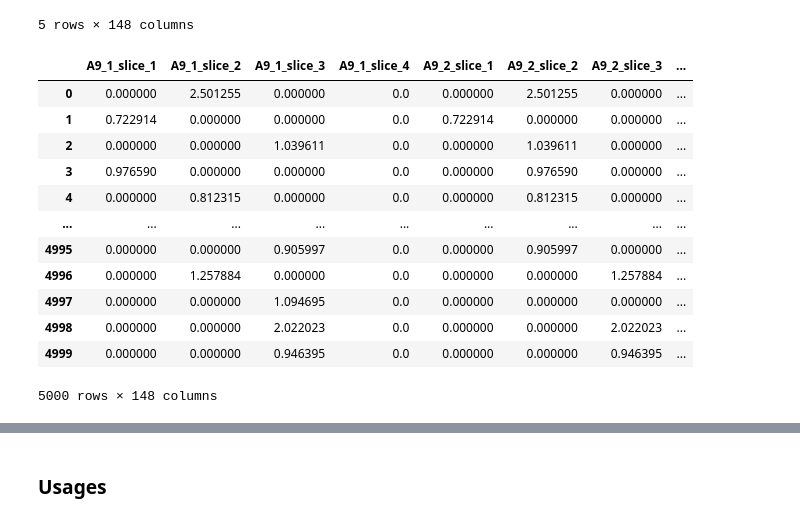
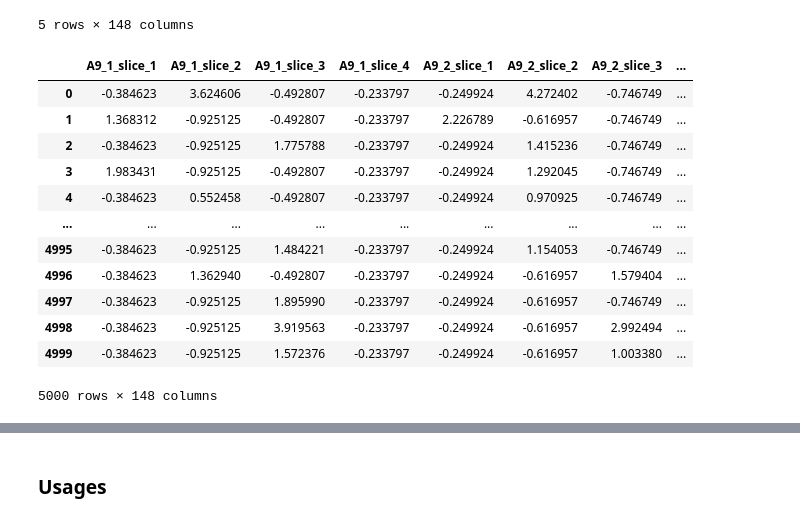
Before and after one commit to QuentinFISCH/qantar, a Jupyter notebook: tp1/exploration.ipynb, the cells around one changed output, grey strips where cells are left out. Cells and saved outputs as stored; diff of their text form; code cells hidden in the pictures.

```diff
--- a/tp1/exploration.ipynb
+++ b/tp1/exploration.ipynb
@@ -52,24 +52,29 @@ data_attitude_enc.head()
 | 3 | 1.0 | 0.0 | 0.0 | 0.0 | 0.0 | 1.0 | 0.0 | ... |
 | 4 | 0.0 | 1.0 | 0.0 | 0.0 | 0.0 | 1.0 | 0.0 | ... |
 5 rows × 148 columns
-# %%
-# multiply each row by its weight
-data_attitude_weighted = data_attitude_enc.multiply(weights_usages, axis="index")
-data_attitude_weighted
-# %% [output]
-|  | A9_1_slice_1 | A9_1_slice_2 | A9_1_slice_3 | A9_1_slice_4 | A9_2_slice_1 | A9_2_slice_2 | A9_2_slice_3 | ... |
-| 0 | 0.000000 | 2.501255 | 0.000000 | 0.0 | 0.000000 | 2.501255 | 0.000000 | ... |
-| 1 | 0.722914 | 0.000000 | 0.000000 | 0.0 | 0.722914 | 0.000000 | 0.000000 | ... |
-| 2 | 0.000000 | 0.000000 | 1.039611 | 0.0 | 0.000000 | 1.039611 | 0.000000 | ... |
-| 3 | 0.976590 | 0.000000 | 0.000000 | 0.0 | 0.000000 | 0.976590 | 0.000000 | ... |
-| 4 | 0.000000 | 0.812315 | 0.000000 | 0.0 | 0.000000 | 0.812315 | 0.000000 | ... |
-| ... | ... | ... | ... | ... | ... | ... | ... | ... |
-| 4995 | 0.000000 | 0.000000 | 0.905997 | 0.0 | 0.000000 | 0.905997 | 0.000000 | ... |
-| 4996 | 0.000000 | 1.257884 | 0.000000 | 0.0 | 0.000000 | 0.000000 | 1.257884 | ... |
-| 4997 | 0.000000 | 0.000000 | 1.094695 | 0.0 | 0.000000 | 0.000000 | 0.000000 | ... |
-| 4998 | 0.000000 | 0.000000 | 2.022023 | 0.0 | 0.000000 | 0.000000 | 2.022023 | ... |
-| 4999 | 0.000000 | 0.000000 | 0.946395 | 0.0 | 0.000000 | 0.000000 | 0.946395 | ... |
-5000 rows × 148 columns
+# %%
+data_attitude_weighted = data_attitude_enc.multiply(weights_usages, axis="index")
+
+# normalize
+from sklearn.preprocessing import StandardScaler
+
+scaler = StandardScaler()
+data_attitude_weighted_scaled = scaler.fit_transform(data_attitude_weighted)
+data_attitude_weighted_scaled
+# %% [output]
+|  | A9_1_slice_1 | A9_1_slice_2 | A9_1_slice_3 | A9_1_slice_4 | A9_2_slice_1 | A9_2_slice_2 | A9_2_slice_3 | ... |
+| 0 | -0.384623 | 3.624606 | -0.492807 | -0.233797 | -0.249924 | 4.272402 | -0.746749 | ... |
+| 1 | 1.368312 | -0.925125 | -0.492807 | -0.233797 | 2.226789 | -0.616957 | -0.746749 | ... |
+| 2 | -0.384623 | -0.925125 | 1.775788 | -0.233797 | -0.249924 | 1.415236 | -0.746749 | ... |
+| 3 | 1.983431 | -0.925125 | -0.492807 | -0.233797 | -0.249924 | 1.292045 | -0.746749 | ... |
+| 4 | -0.384623 | 0.552458 | -0.492807 | -0.233797 | -0.249924 | 0.970925 | -0.746749 | ... |
+| ... | ... | ... | ... | ... | ... | ... | ... | ... |
+| 4995 | -0.384623 | -0.925125 | 1.484221 | -0.233797 | -0.249924 | 1.154053 | -0.746749 | ... |
+| 4996 | -0.384623 | 1.362940 | -0.492807 | -0.233797 | -0.249924 | -0.616957 | 1.579404 | ... |
+| 4997 | -0.384623 | -0.925125 | 1.895990 | -0.233797 | -0.249924 | -0.616957 | -0.746749 | ... |
+| 4998 | -0.384623 | -0.925125 | 3.919563 | -0.233797 | -0.249924 | -0.616957 | 2.992494 | ... |
+| 4999 | -0.384623 | -0.925125 | 1.572376 | -0.233797 | -0.249924 | -0.616957 | 1.003380 | ... |
+5000 rows × 148 columns
 # %%
 pca = PCA(n_components=3)
 pca.fit(data_attitude_weighted)
```
Also changed, not shown: parts of 9 cells of this notebook.
